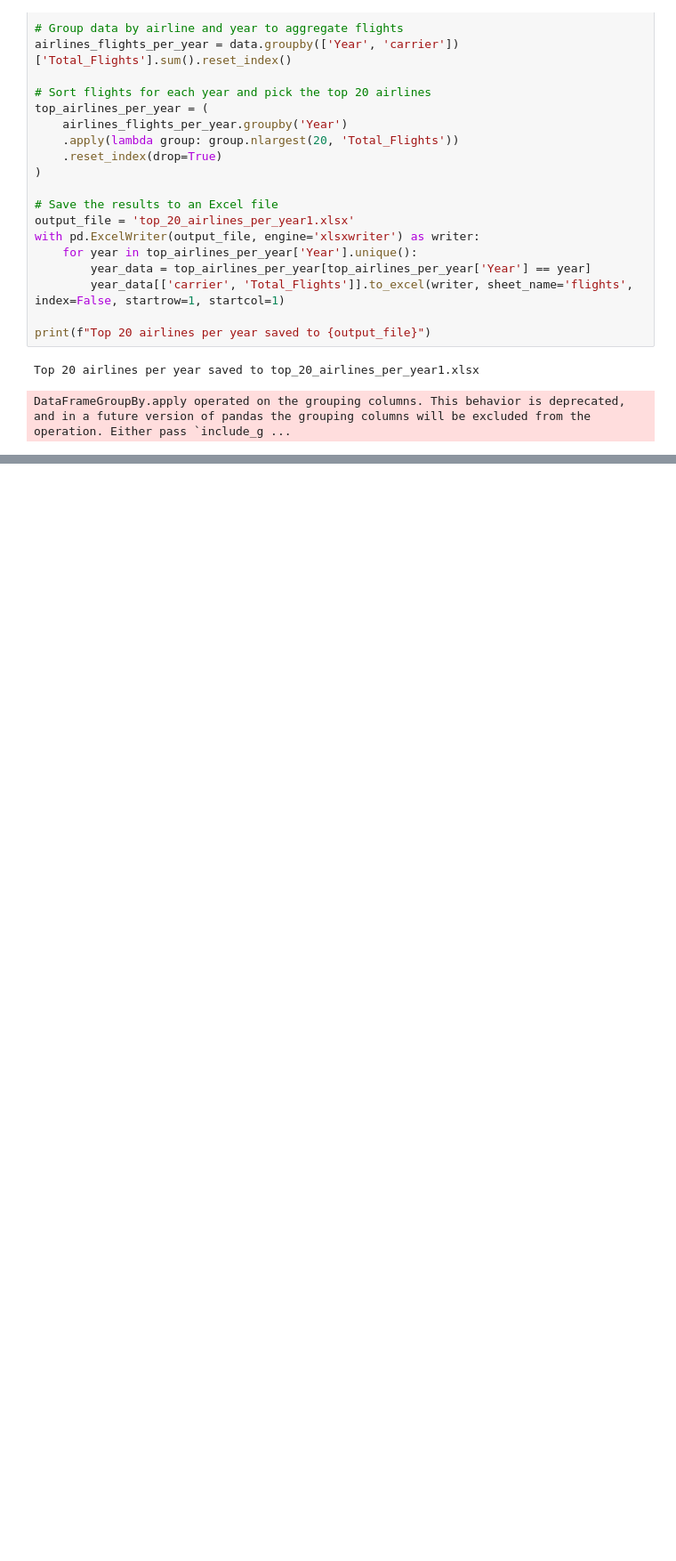
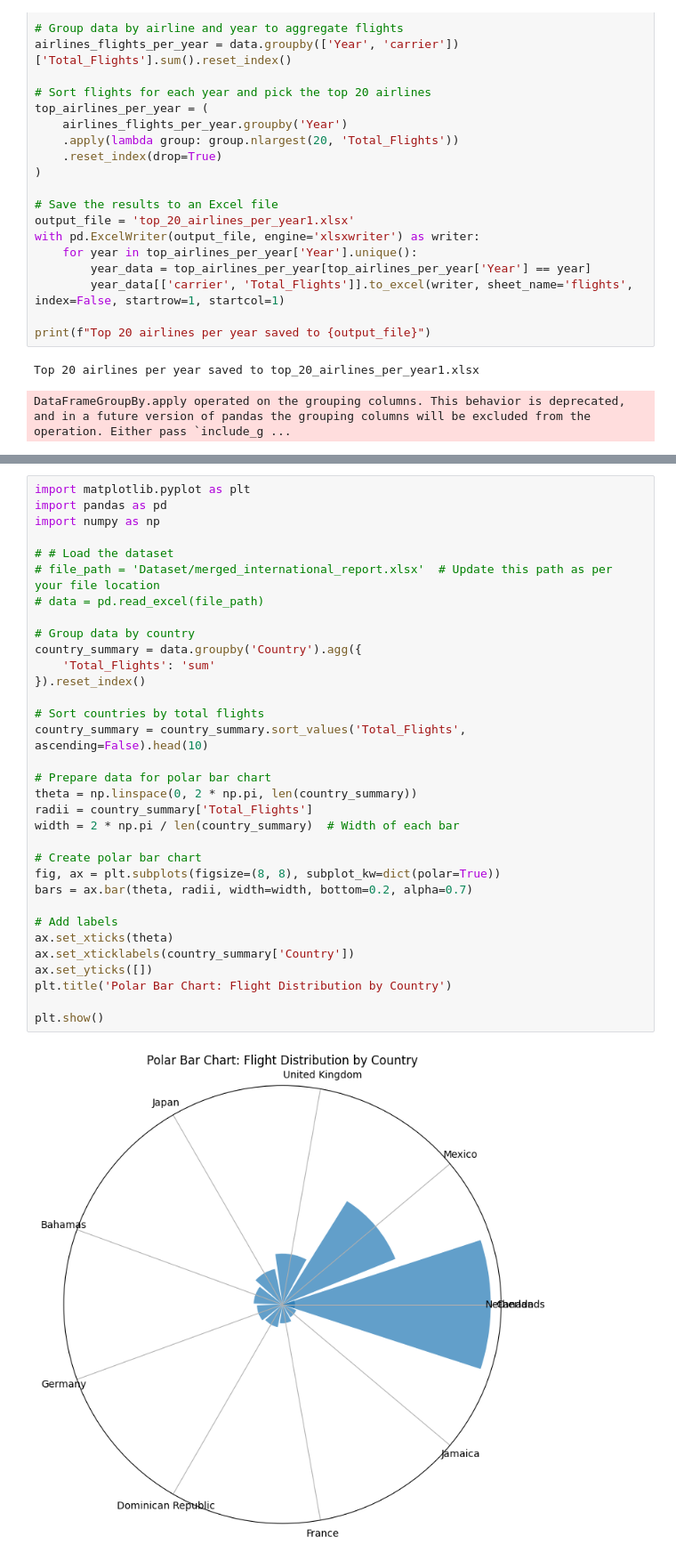
Before and after one commit to soroush62/Real-Time-Traffic-Data-Visualization-with-LightningChart-Python, a Jupyter notebook: Python FIles/test.ipynb, the cells around one changed output, grey strips where cells are left out. Shown at 89% size. Drawn from its saved outputs; the diff is of its cells as text; blank space fills up the shorter version.

```diff
--- a/Python FIles/test.ipynb
+++ b/Python FIles/test.ipynb
@@ -169,0 +264,35 @@ DataFrameGroupBy.apply operated on the grouping columns. This behavior is deprec
+# %%
+import matplotlib.pyplot as plt
+import pandas as pd
+import numpy as np
+
+# # Load the dataset
+# file_path = 'Dataset/merged_international_report.xlsx'  # Update this path as per your file location
+# data = pd.read_excel(file_path)
+
+# Group data by country
+country_summary = data.groupby('Country').agg({
+    'Total_Flights': 'sum'
+}).reset_index()
+
+# Sort countries by total flights
+country_summary = country_summary.sort_values('Total_Flights', ascending=False).head(10)
+
+# Prepare data for polar bar chart
+theta = np.linspace(0, 2 * np.pi, len(country_summary))
+radii = country_summary['Total_Flights']
+width = 2 * np.pi / len(country_summary)  # Width of each bar
+
+# Create polar bar chart
+fig, ax = plt.subplots(figsize=(8, 8), subplot_kw=dict(polar=True))
+bars = ax.bar(theta, radii, width=width, bottom=0.2, alpha=0.7)
+
+# Add labels
+ax.set_xticks(theta)
+ax.set_xticklabels(country_summary['Country'])
+ax.set_yticks([])
+plt.title('Polar Bar Chart: Flight Distribution by Country')
+
+plt.show()
+# %% [output]
+[figure, added]
```
Also changed, not shown: parts of 8 cells of this notebook, 10 other files.
